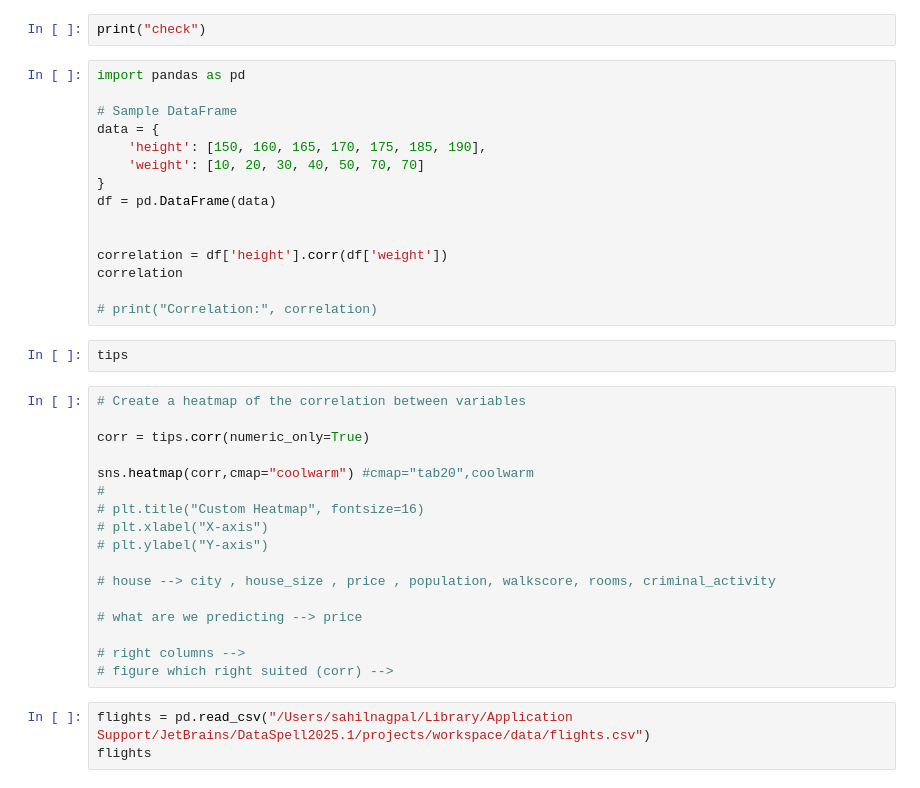
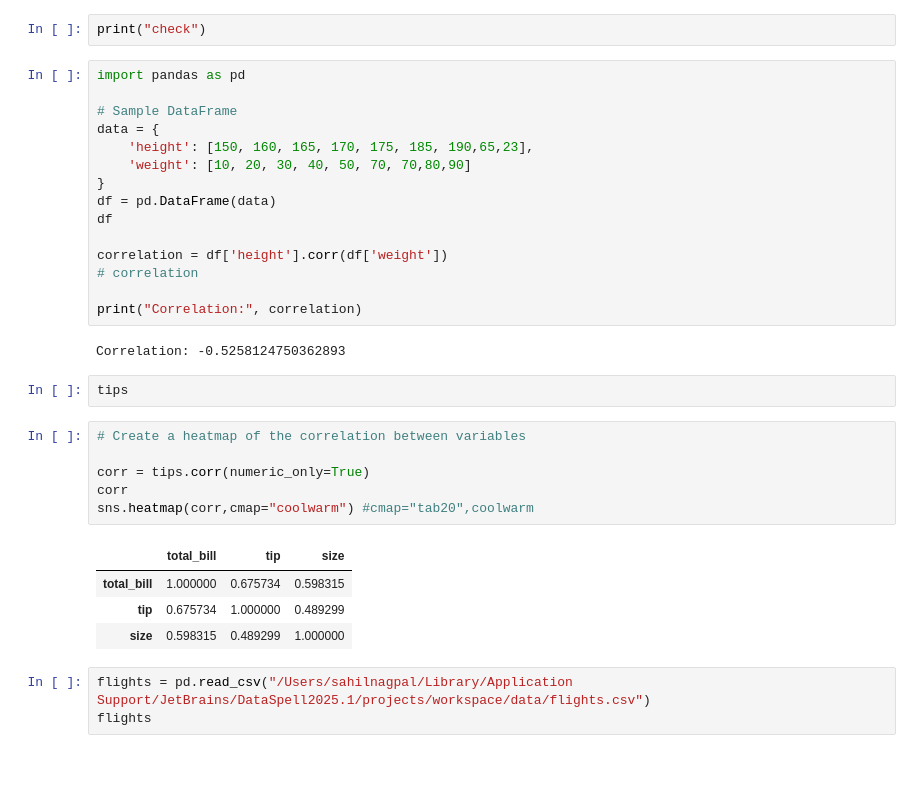
Before and after one commit to vegetariancoder/Pragra-Python, a Jupyter notebook: seaborn/seaborn_overview.ipynb, the cells around one changed output. Cells and saved outputs as stored; diff of their text form.

```diff
--- a/seaborn/seaborn_overview.ipynb
+++ b/seaborn/seaborn_overview.ipynb
@@ -608,35 +525,31 @@ import pandas as pd
 
 # Sample DataFrame
 data = {
-    'height': [150, 160, 165, 170, 175, 185, 190],
-    'weight': [10, 20, 30, 40, 50, 70, 70]
+    'height': [150, 160, 165, 170, 175, 185, 190,65,23],
+    'weight': [10, 20, 30, 40, 50, 70, 70,80,90]
 }
 df = pd.DataFrame(data)
-
+df
 
 correlation = df['height'].corr(df['weight'])
-correlation
+# correlation
 
-# print("Correlation:", correlation)
+print("Correlation:", correlation)
+# %% [output]
+Correlation: -0.5258124750362893
 # %%
 tips
 # %%
 # Create a heatmap of the correlation between variables
 
 corr = tips.corr(numeric_only=True)
-
+corr
 sns.heatmap(corr,cmap="coolwarm") #cmap="tab20",coolwarm
-#
-# plt.title("Custom Heatmap", fontsize=16)
-# plt.xlabel("X-axis")
-# plt.ylabel("Y-axis")
-
-# house --> city , house_size , price , population, walkscore, rooms, criminal_activity
-
-# what are we predicting --> price
-
-# right columns -->
-# figure which right suited (corr) -->
+# %% [output]
+|  | total_bill | tip | size |
+| total_bill | 1.000000 | 0.675734 | 0.598315 |
+| tip | 0.675734 | 1.000000 | 0.489299 |
+| size | 0.598315 | 0.489299 | 1.000000 |
 # %%
 flights = pd.read_csv("/Users/sahilnagpal/Library/Application Support/JetBrains/DataSpell2025.1/projects/workspace/data/flights.csv")
 flights
```
Also changed, not shown: parts of 26 cells of this notebook, 19 other files.
